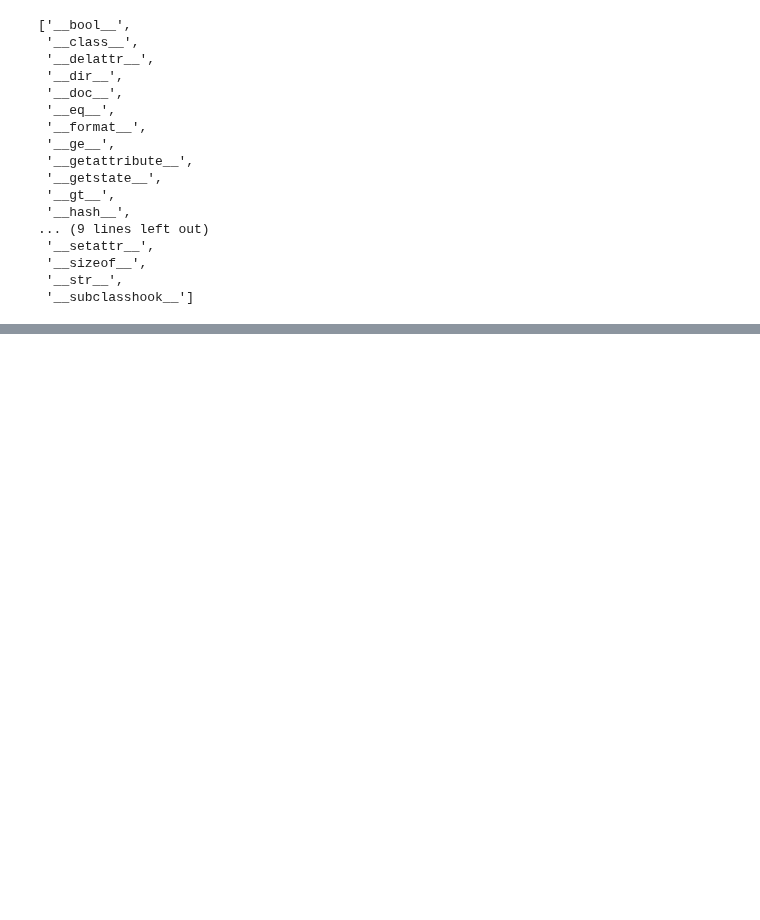
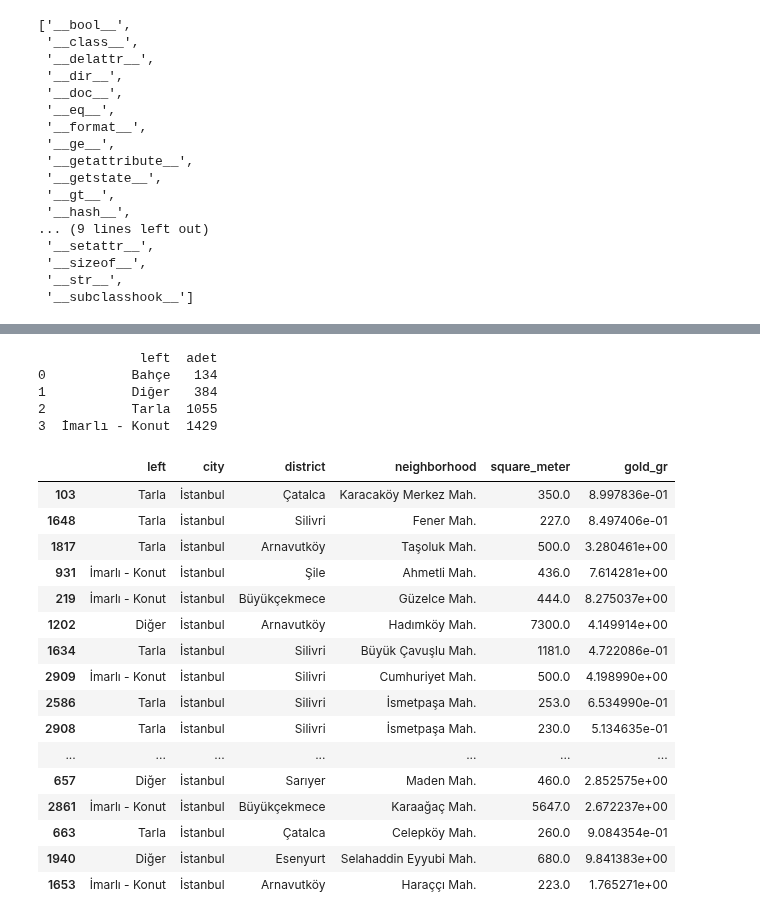
Before and after one commit to FarukKaramanVektorel/istanbulArsaFiyatTahmin, a Jupyter notebook: clean_data.ipynb, the cells around one changed output, grey strips where cells are left out. Saved outputs shown, nothing was run; the diff lists cells and outputs as text; code cells hidden in the pictures; blank space fills up the shorter version.

```diff
--- a/clean_data.ipynb
+++ b/clean_data.ipynb
@@ -88,0 +355,2 @@ memory usage: 328.5+ KB
+# %%
+df['left']=df['left'].apply(lambda x: x.replace('Satılık ',''))
@@ -88,0 +364,5 @@ memory usage: 328.5+ KB
+# %%
+df['left']=df['left'].apply(lambda x: x.replace('Okul (',''))
+df['left']=df['left'].apply(lambda x: x.replace('Hastane (',''))
+df['left']=df['left'].apply(lambda x: x.replace(')',''))
+print(df['left'].unique())
@@ -88,0 +395,6 @@ memory usage: 328.5+ KB
+# %%
+category_row = df['left'].value_counts()
+print(category_row)
+low_rows = category_row[category_row < 100].index.tolist()
+
+df['left'] = df['left'].apply(lambda x: 'Diğer' if x in low_rows else x)
@@ -88,0 +420,32 @@ memory usage: 328.5+ KB
+# %%
+grouped = df.groupby('left').size().reset_index(name='adet')
+print(grouped)
+# %% [output]
+             left  adet
+0           Bahçe   134
+1           Diğer   384
+2           Tarla  1055
+3  İmarlı - Konut  1429
+# %%
+
+df['left'] = df['left'].apply(lambda x: 'İmarlı - Konut' if x == 'Konut+Ticaret' else x)
+# %%
+df.sample(50)
+# %% [output]
+|  | left | city | district | neighborhood | square_meter | gold_gr |
+| 103 | Tarla | İstanbul | Çatalca | Karacaköy Merkez Mah. | 350.0 | 8.997836e-01 |
+| 1648 | Tarla | İstanbul | Silivri | Fener Mah. | 227.0 | 8.497406e-01 |
+| 1817 | Tarla | İstanbul | Arnavutköy | Taşoluk Mah. | 500.0 | 3.280461e+00 |
+| 931 | İmarlı - Konut | İstanbul | Şile | Ahmetli Mah. | 436.0 | 7.614281e+00 |
+| 219 | İmarlı - Konut | İstanbul | Büyükçekmece | Güzelce Mah. | 444.0 | 8.275037e+00 |
+| 1202 | Diğer | İstanbul | Arnavutköy | Hadımköy Mah. | 7300.0 | 4.149914e+00 |
+| 1634 | Tarla | İstanbul | Silivri | Büyük Çavuşlu Mah. | 1181.0 | 4.722086e-01 |
+| 2909 | İmarlı - Konut | İstanbul | Silivri | Cumhuriyet Mah. | 500.0 | 4.198990e+00 |
+| 2586 | Tarla | İstanbul | Silivri | İsmetpaşa Mah. | 253.0 | 6.534990e-01 |
+| 2908 | Tarla | İstanbul | Silivri | İsmetpaşa Mah. | 230.0 | 5.134635e-01 |
+| ... | ... | ... | ... | ... | ... | ... |
+| 657 | Diğer | İstanbul | Sarıyer | Maden Mah. | 460.0 | 2.852575e+00 |
+| 2861 | İmarlı - Konut | İstanbul | Büyükçekmece | Karaağaç Mah. | 5647.0 | 2.672237e+00 |
+| 663 | Tarla | İstanbul | Çatalca | Celepköy Mah. | 260.0 | 9.084354e-01 |
+| 1940 | Diğer | İstanbul | Esenyurt | Selahaddin Eyyubi Mah. | 680.0 | 9.841383e+00 |
+| 1653 | İmarlı - Konut | İstanbul | Arnavutköy | Haraççı Mah. | 223.0 | 1.765271e+00 |
```
Also changed, not shown: parts of 31 cells of this notebook, 1 other file.
